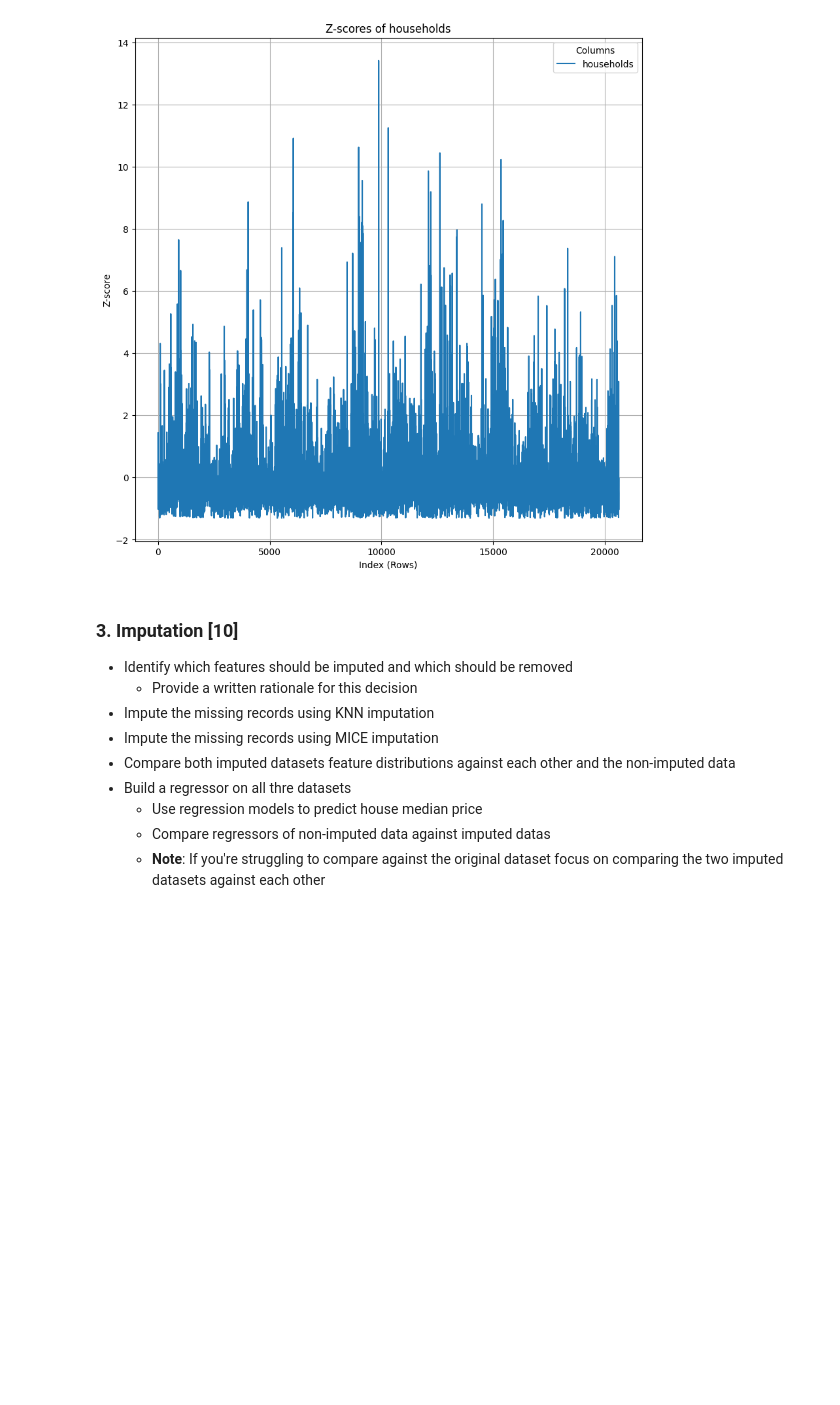
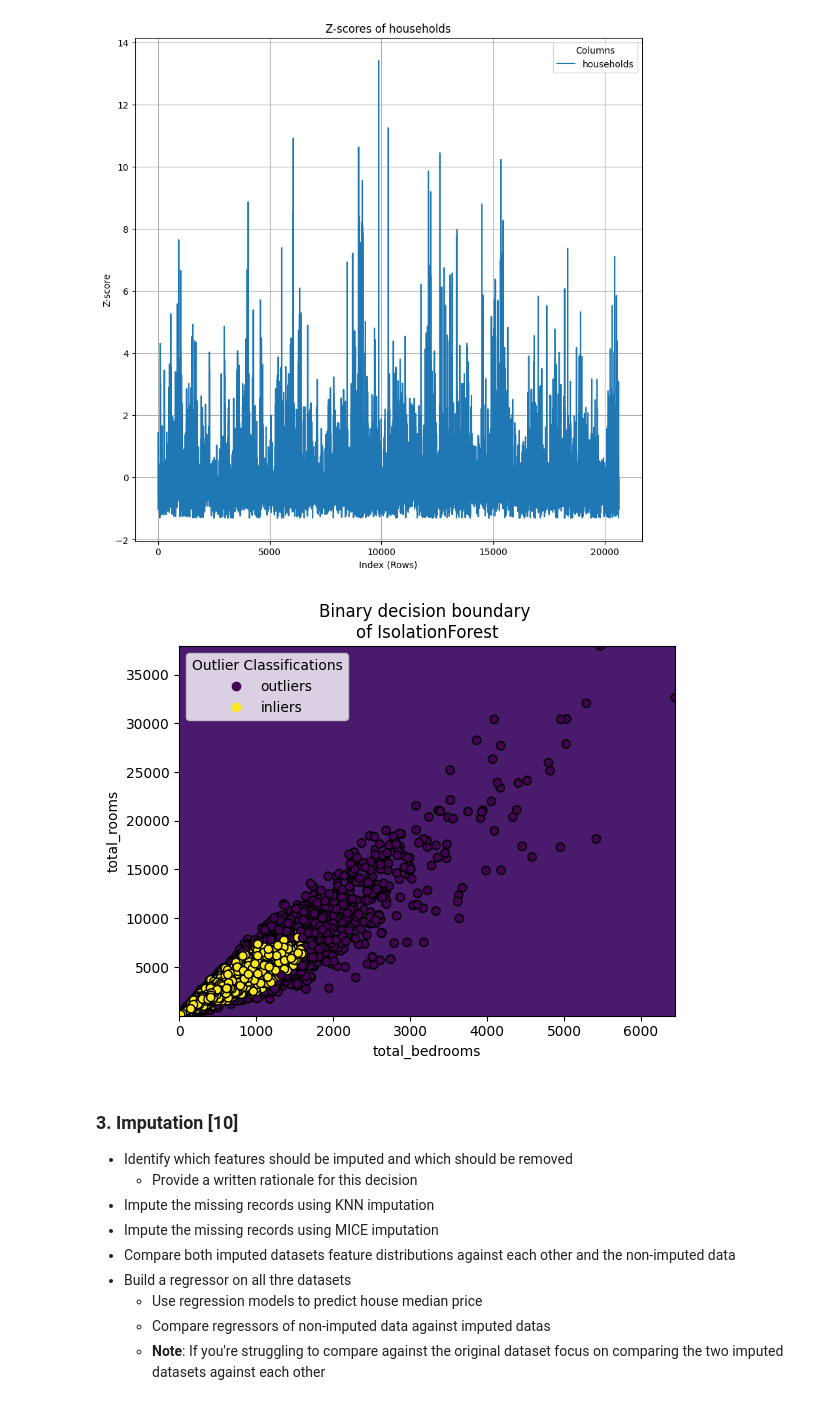
Before and after one commit to kenzfinn/csc1035_lecture_examples, a Jupyter notebook: Coursework/CSC3831_Final_Assessment.ipynb, the cells around one changed output. Saved outputs shown, nothing was run; the diff lists cells and outputs as text; code cells hidden in the pictures; blank space fills up the shorter version.

Commit message:
added isolation forest

```diff
--- a/Coursework/CSC3831_Final_Assessment.ipynb
+++ b/Coursework/CSC3831_Final_Assessment.ipynb
@@ -154,6 +170,26 @@ plt.show()
 6082.0
 1.0
 [figure]
+# %%
+cleaned_houses= houses_corrupted.loc[:,["total_bedrooms","total_rooms"]]
+
+from sklearn.ensemble import IsolationForest
+from sklearn.inspection import DecisionBoundaryDisplay
+clf = IsolationForest(n_estimators=100, max_samples=20000)
+y_pred = clf.fit_predict(cleaned_houses)
+disp = DecisionBoundaryDisplay.from_estimator(
+    clf,
+    cleaned_houses,
+    response_method="predict",
+    alpha=0.99,
+)
+scatter = disp.ax_.scatter(cleaned_houses["total_bedrooms"], cleaned_houses["total_rooms"], c=y_pred, edgecolor="k")
+disp.ax_.set_title("Binary decision boundary \nof IsolationForest")
+handles, lables = scatter.legend_elements()
+plt.legend(handles = handles, labels=["outliers", "inliers"], title="Outlier Classifications")
+plt.show()
+# %% [output]
+[figure, added]
 # %% [markdown]
 ### 3. Imputation [10]
 - Identify which features should be imputed and which should be removed
```
Also changed, not shown: parts of 2 cells of this notebook.
